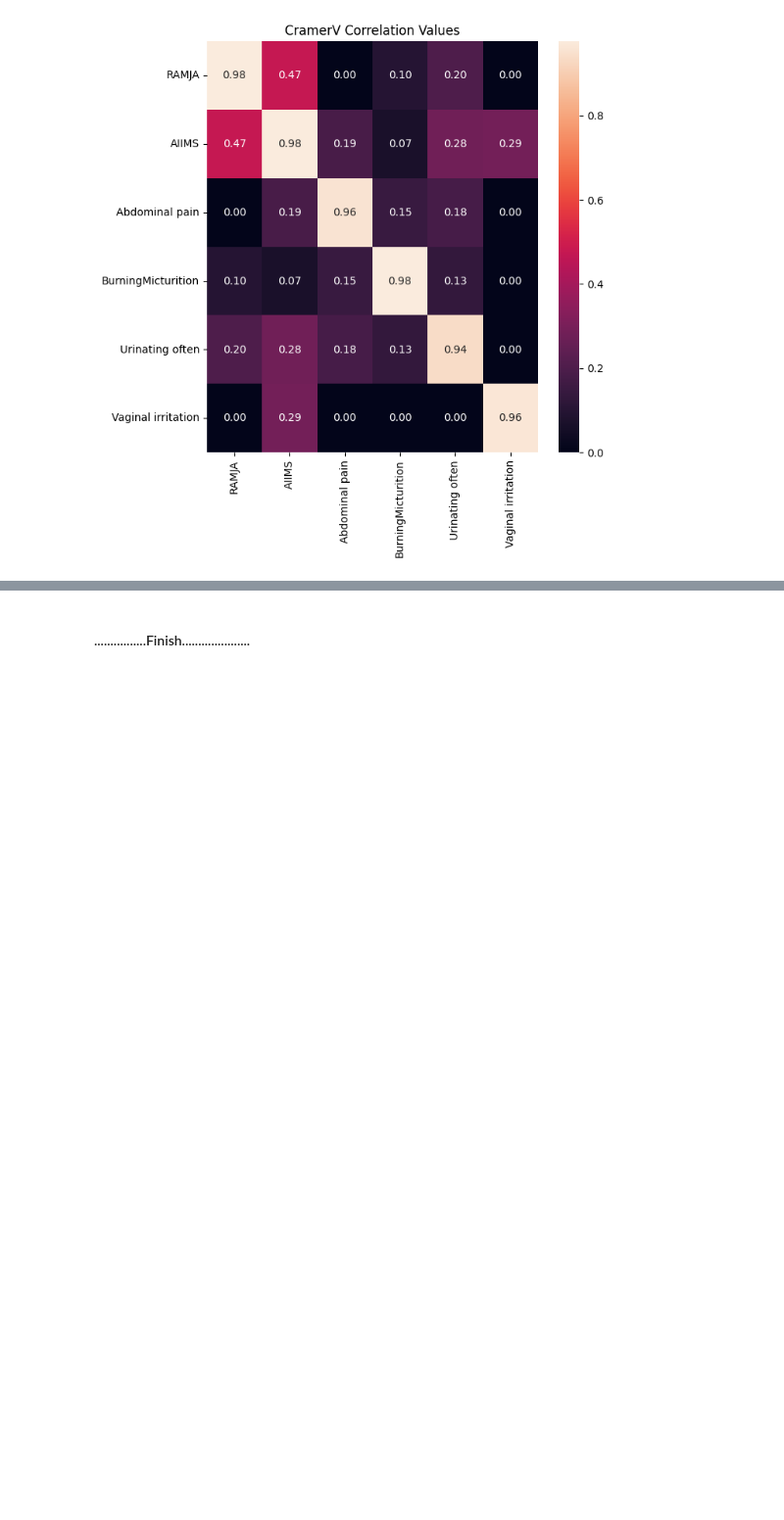
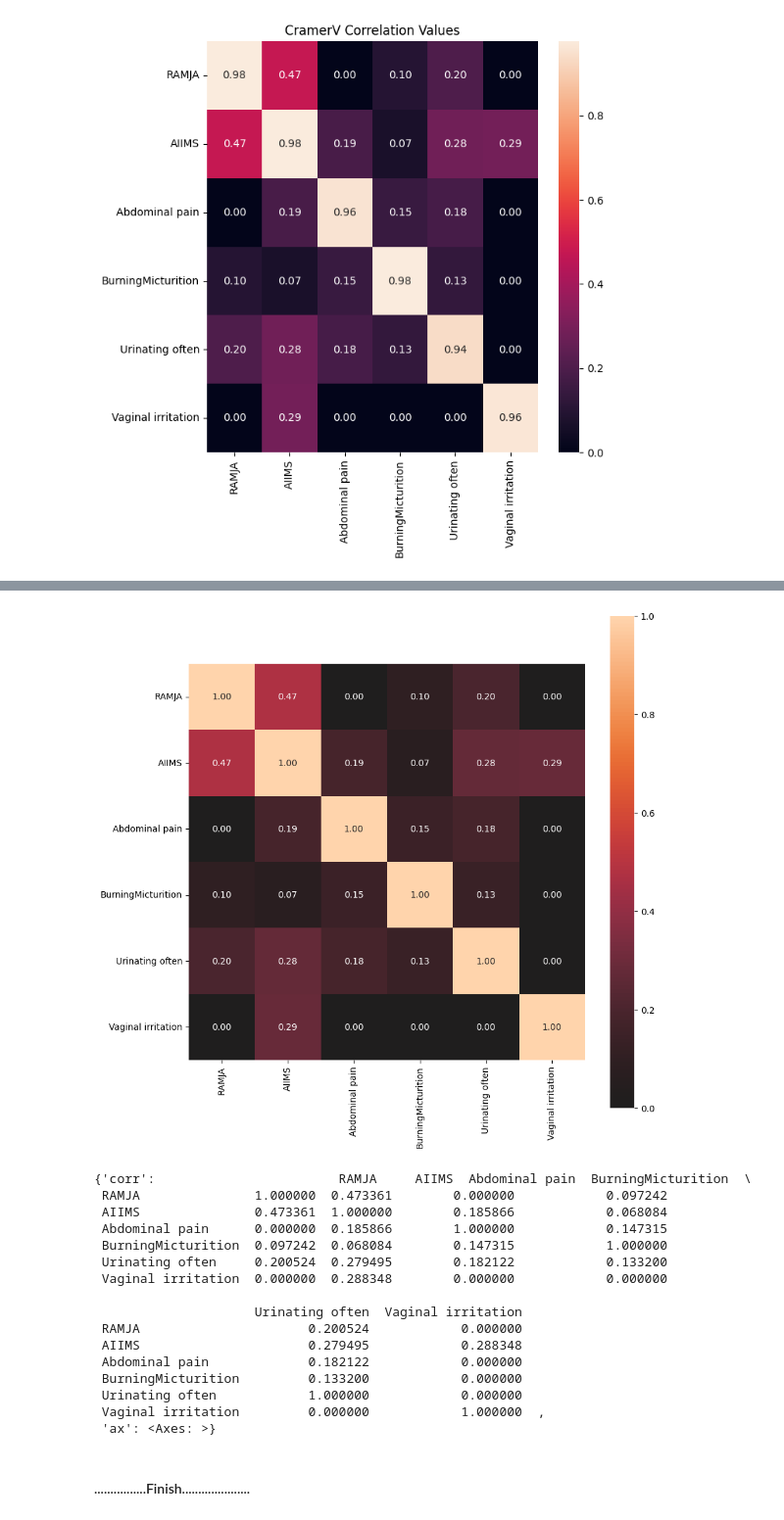
Before and after one commit to neeliit/DiagnosticsPy, a Jupyter notebook: comparision.ipynb, the cells around one changed output, grey strips where cells are left out. Shown at 98% size. Saved outputs shown, nothing was run; the diff lists cells and outputs as text; code cells hidden in the pictures; blank space fills up the shorter version.

```diff
--- a/comparision.ipynb
+++ b/comparision.ipynb
@@ -840,2 +849,23 @@ Else condition Met:  0.9645562275650379
+# %%
+from dython.nominal import associations
+associations(df_sym_corr, nominal_columns='all', figsize=(10,10) )
+# %% [output]
+[figure, added]
+{'corr':                        RAMJA     AIIMS  Abdominal pain  BurningMicturition  \
+ RAMJA               1.000000  0.473361        0.000000            0.097242
+ AIIMS               0.473361  1.000000        0.185866            0.068084
+ Abdominal pain      0.000000  0.185866        1.000000            0.147315
+ BurningMicturition  0.097242  0.068084        0.147315            1.000000
+ Urinating often     0.200524  0.279495        0.182122            0.133200
+ Vaginal irritation  0.000000  0.288348        0.000000            0.000000
+
+                     Urinating often  Vaginal irritation
+ RAMJA                      0.200524            0.000000
+ AIIMS                      0.279495            0.288348
+ Abdominal pain             0.182122            0.000000
+ BurningMicturition         0.133200            0.000000
+ Urinating often            1.000000            0.000000
+ Vaginal irritation         0.000000            1.000000  ,
+ 'ax': <Axes: >}
 # %% [markdown]
 #### ................Finish.....................
```
Also changed, not shown: parts of 3 cells of this notebook.
